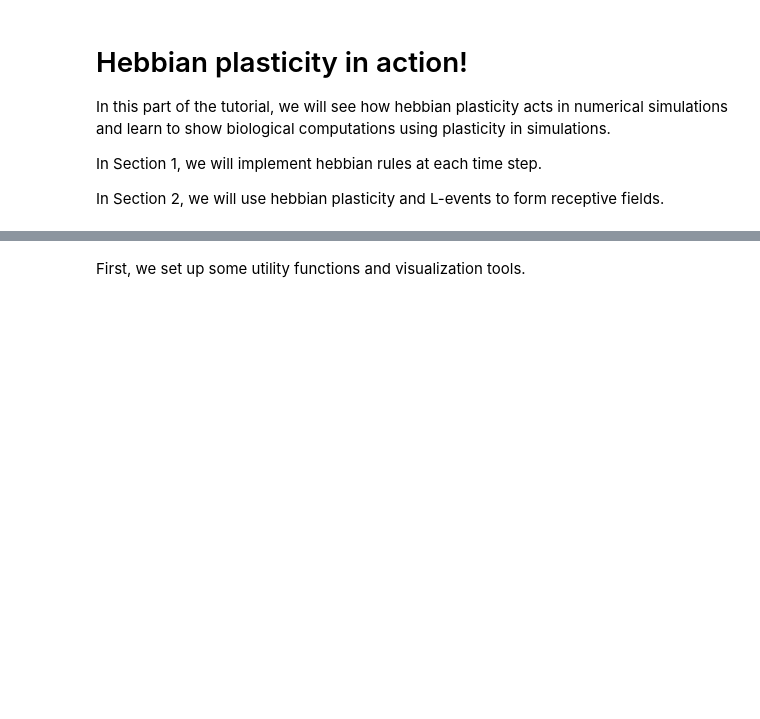
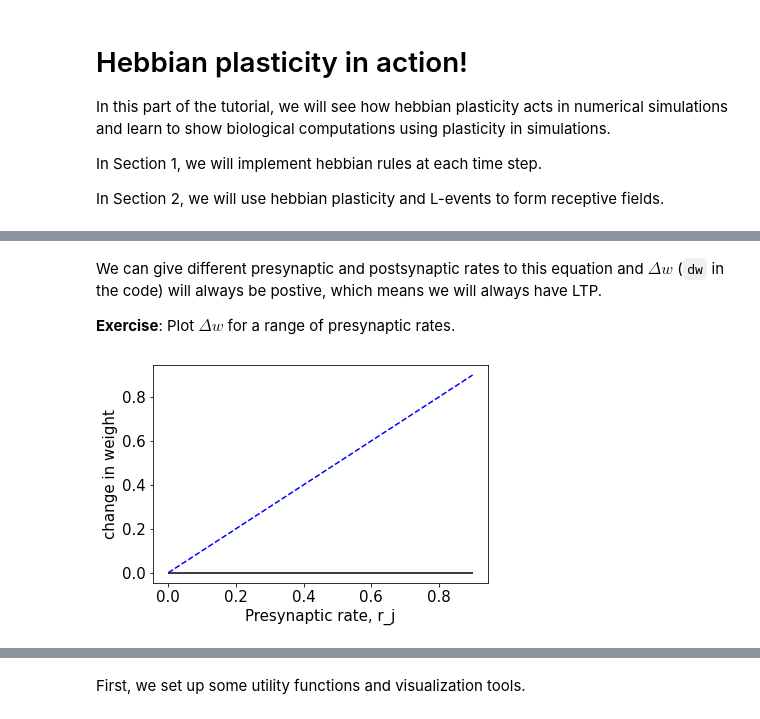
Before and after one commit to comp-neural-circuits/plasticity-workshop, a Jupyter notebook: hebbian_plasticity_in_action.ipynb, the cells around one changed output, grey strips where cells are left out. Saved outputs shown, nothing was run; the diff lists cells and outputs as text; code cells hidden in the pictures; blank space fills up the shorter version.

```diff
--- a/hebbian_plasticity_in_action.ipynb
+++ b/hebbian_plasticity_in_action.ipynb
@@ -39,15 +10,0 @@ Exercise: Plot $ \Delta w$ for a range of presynaptic rates.
-# %%
-v = 1.
-p_range = np.arange(0., 1., 0.1)
-dw_all = np.zeros(np.shape(p_range))
-
-for i,p in enumerate(p_range):
-    dw = hebbian_1synapse(v, p)
-    dw_all[i] = dw
-
-fig = plt.figure()
-plt.plot(p_range, dw_all, 'b--')
-plt.hlines(0, p_range[0], p_range[-1], 'k', '-')
-plt.xlabel('Presynaptic rate, p')
-plt.ylabel('change in weight')
-plt.show()
@@ -253,0 +11,8 @@ plt.show()
+# %%
+import sys, json
+import numpy as np
+import matplotlib.pyplot as plt
+import matplotlib.gridspec as gridspec
+from scipy.stats import norm
+
+plt.rcParams['font.size'] = 15
@@ -253,0 +38,28 @@ plt.show()
+# %%
+gamma = 1.                             # global parameter gamma, let's assume this to be 1.
+
+def hebbian_1synapse(r_j, r_out):
+    dw = gamma * r_out * r_j
+    return dw
+# %% [markdown]
+We can give different presynaptic and postsynaptic rates to this equation and $\Delta w$ (`dw` in the code) will always be postive, which means we will always have LTP.
+
+**Exercise**: Plot $ \Delta w$ for a range of presynaptic rates.
+# %%
+r_out = 1.
+rj_range = np.arange(0., 1., 0.1)
+dw_all = np.zeros(np.shape(rj_range))
+gamma
+
+for i,rj in enumerate(rj_range):
+    dw = hebbian_1synapse(rj, r_out)
+    dw_all[i] = dw
+
+fig = plt.figure()
+plt.plot(rj_range, dw_all, 'b--')
+plt.hlines(0, rj_range[0], rj_range[-1], 'k', '-')
+plt.xlabel('Presynaptic rate, r_j')
+plt.ylabel('change in weight')
+plt.show()
+# %% [output]
+[figure, added]
```
Also changed, not shown: parts of 64 cells of this notebook.
